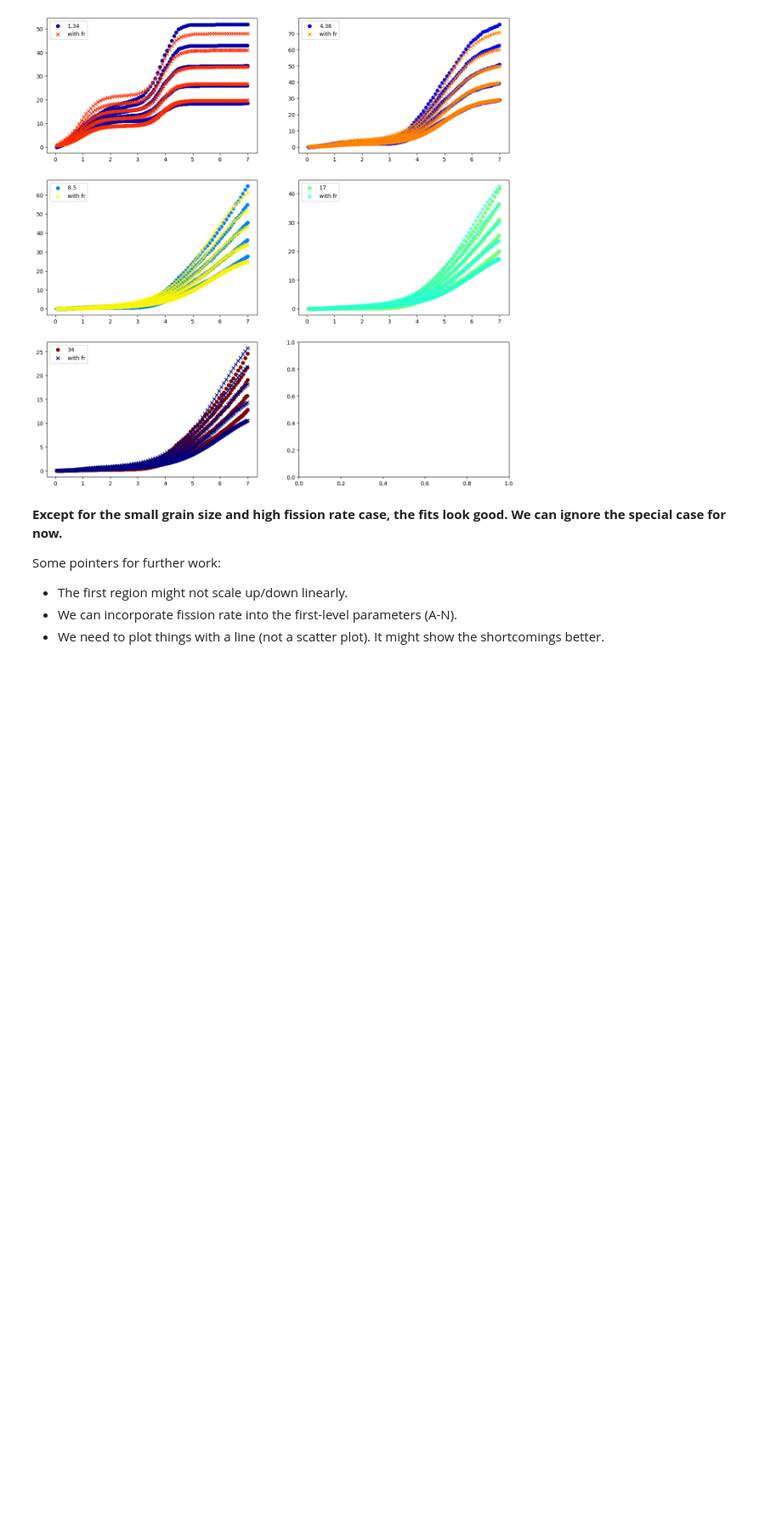
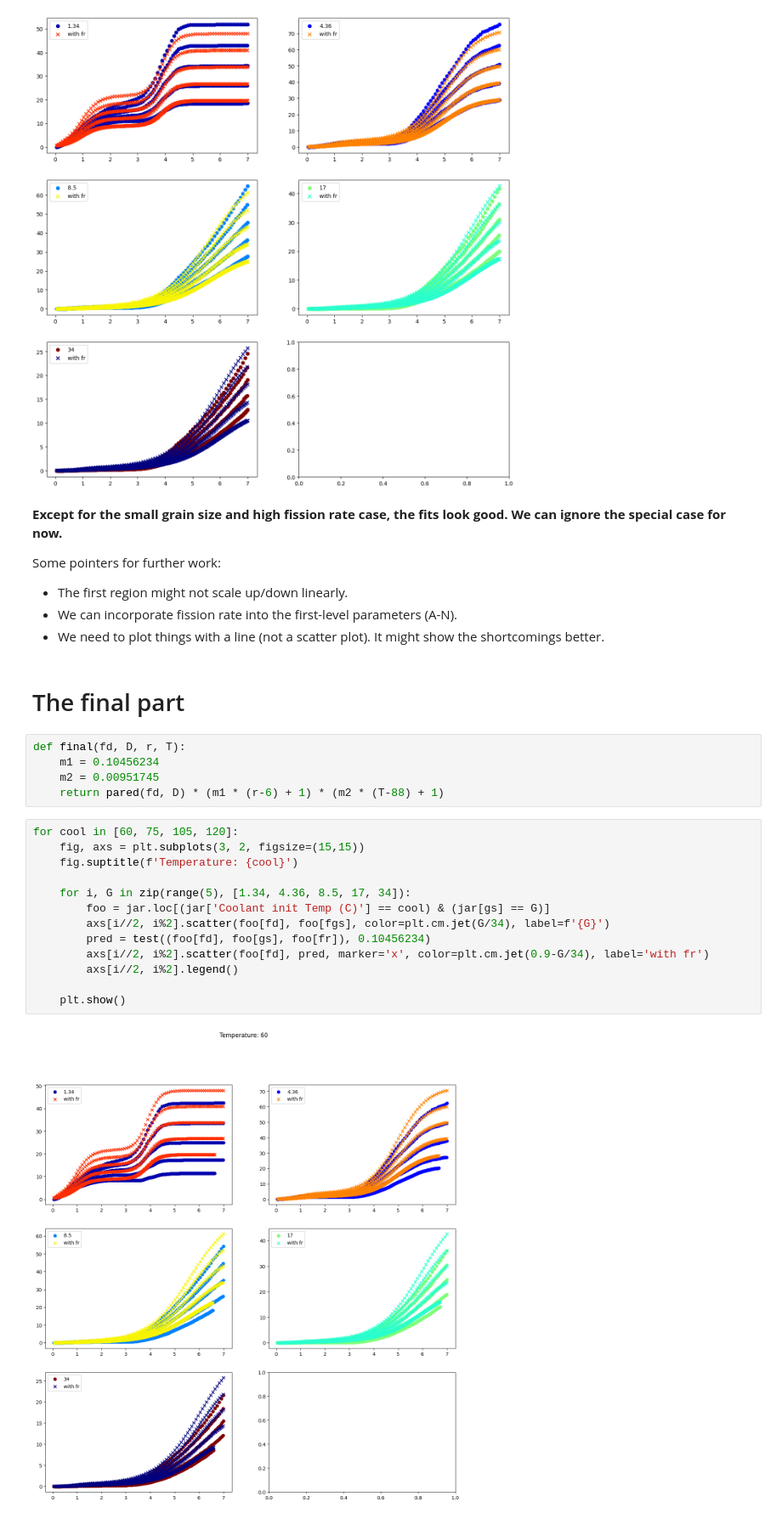
Before and after one commit to ahasan3-ncsu/wd-swelling, a Jupyter notebook: data_2022/frate.ipynb, the cells around one changed output. Shown at 85% size. Saved outputs shown, nothing was run; the diff lists cells and outputs as text; blank space fills up the shorter version.

Commit message:
Start working on the interaction
of fission rate and temperature.

```diff
--- a/data_2022/frate.ipynb
+++ b/data_2022/frate.ipynb
@@ -154,3 +154,25 @@ Some pointers for further work:
 - The first region might not scale up/down linearly.
 - We can incorporate fission rate into the first-level parameters (A-N).
 - We need to plot things with a line (not a scatter plot). It might show the shortcomings better.
+# %% [markdown]
+# The final part
+# %%
+def final(fd, D, r, T):
+    m1 = 0.10456234
+    m2 = 0.00951745
+    return pared(fd, D) * (m1 * (r-6) + 1) * (m2 * (T-88) + 1)
+# %%
+for cool in [60, 75, 105, 120]:
+    fig, axs = plt.subplots(3, 2, figsize=(15,15))
+    fig.suptitle(f'Temperature: {cool}')
+
+    for i, G in zip(range(5), [1.34, 4.36, 8.5, 17, 34]):
+        foo = jar.loc[(jar['Coolant init Temp (C)'] == cool) & (jar[gs] == G)]
+        axs[i//2, i%2].scatter(foo[fd], foo[fgs], color=plt.cm.jet(G/34), label=f'{G}')
+        pred = test((foo[fd], foo[gs], foo[fr]), 0.10456234)
+        axs[i//2, i%2].scatter(foo[fd], pred, marker='x', color=plt.cm.jet(0.9-G/34), label='with fr')
+        axs[i//2, i%2].legend()
+
+    plt.show()
+# %% [output]
+[figure, added]
```
Also changed, not shown: parts of 2 cells of this notebook, 2 other files.
